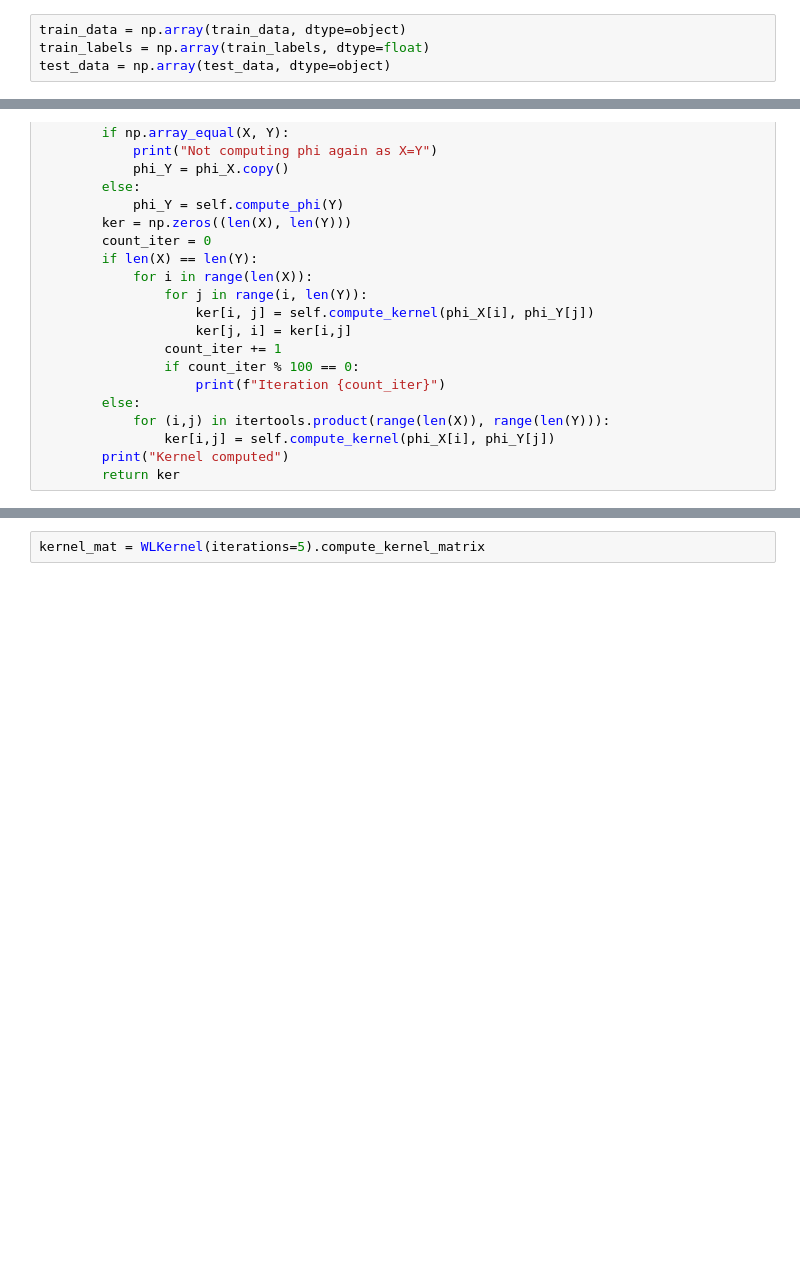
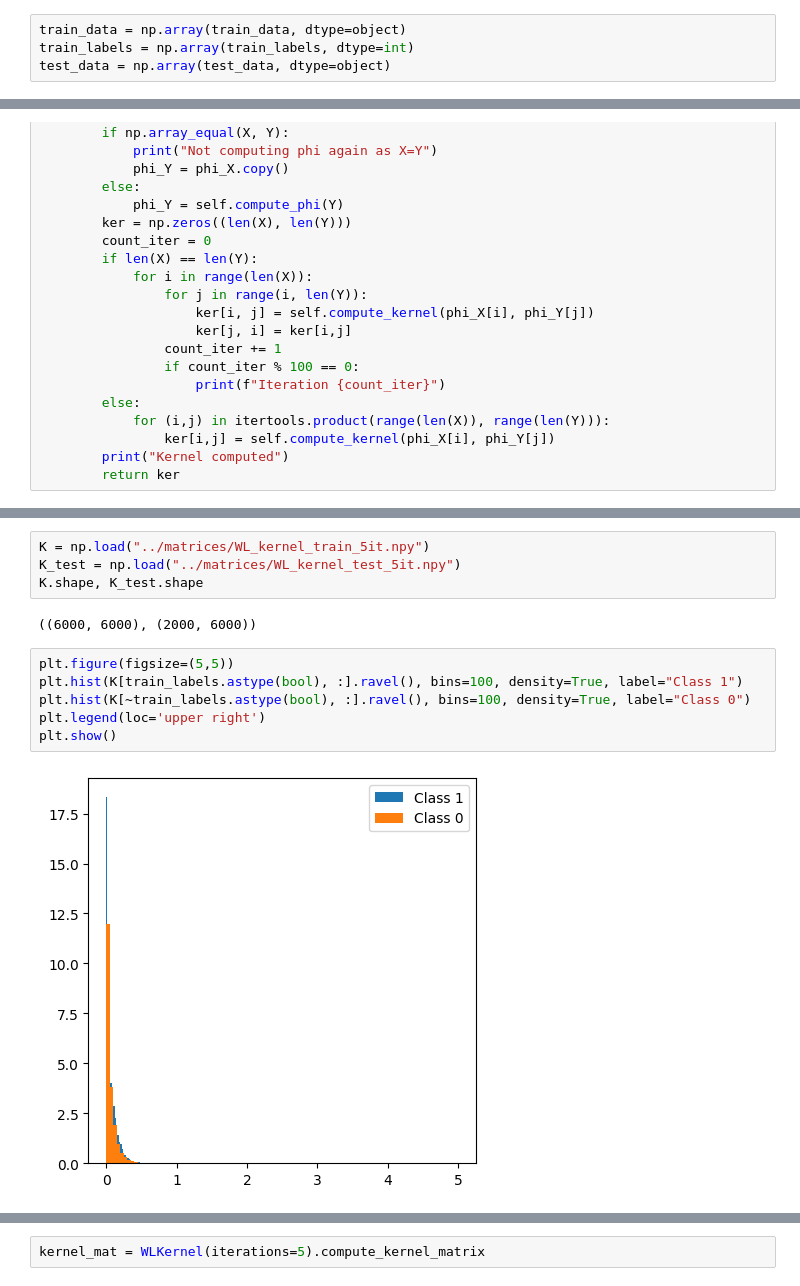
Before and after one commit to EmmaBouhanna/ChallengeKernel, a Jupyter notebook: KernelPerceptron.ipynb, the cells around one changed output, grey strips where cells are left out. Drawn from its saved outputs; the diff is of its cells as text; blank space fills up the shorter version.

```diff
--- a/KernelPerceptron.ipynb
+++ b/KernelPerceptron.ipynb
@@ -21,7 +22,7 @@ with open("../data-challenge-kernel-methods-2022-2023/test_data.pkl", "rb") as f
     test_data = pickle.load(f)
 # %%
 train_data = np.array(train_data, dtype=object)
-train_labels = np.array(train_labels, dtype=float)
+train_labels = np.array(train_labels, dtype=int)
 test_data = np.array(test_data, dtype=object)
 # %%
 train_labels_svm = train_labels.copy()
@@ -206,0 +283,14 @@ class KernelLogisticRegression:
+# %%
+K = np.load("../matrices/WL_kernel_train_5it.npy")
+K_test = np.load("../matrices/WL_kernel_test_5it.npy")
+K.shape, K_test.shape
+# %% [output]
+((6000, 6000), (2000, 6000))
+# %%
+plt.figure(figsize=(5,5))
+plt.hist(K[train_labels.astype(bool), :].ravel(), bins=100, density=True, label="Class 1")
+plt.hist(K[~train_labels.astype(bool), :].ravel(), bins=100, density=True, label="Class 0")
+plt.legend(loc='upper right')
+plt.show()
+# %% [output]
+[figure, added]
```
Also changed, not shown: parts of 33 cells of this notebook.
